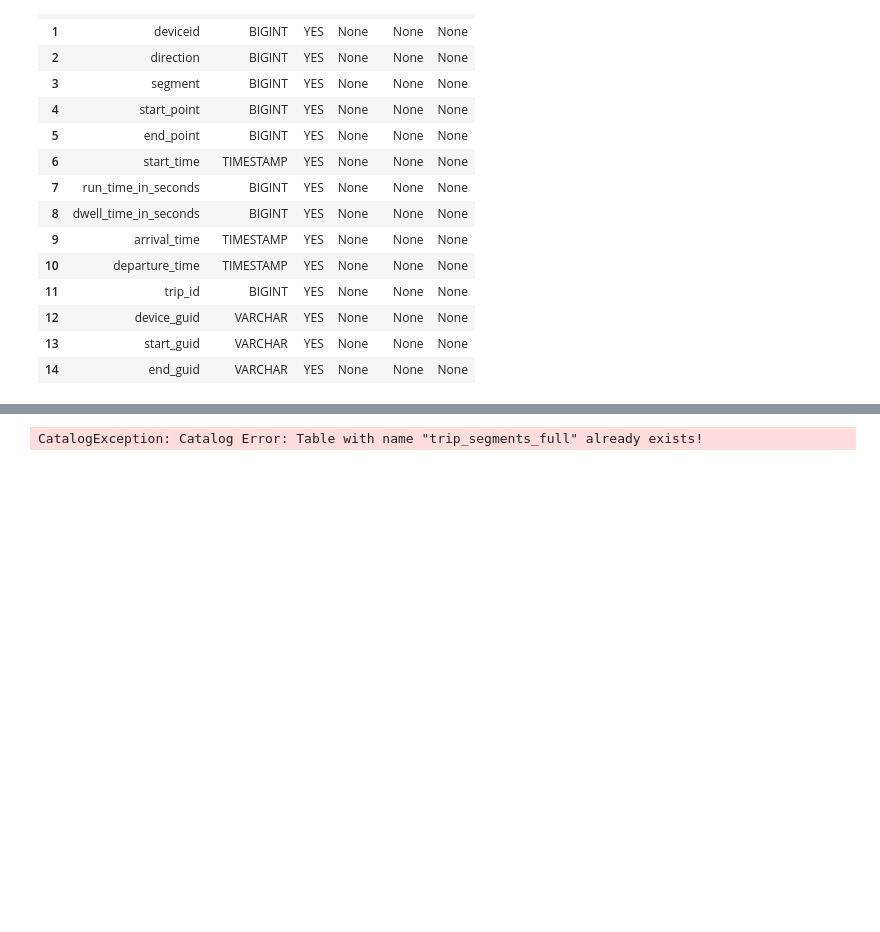
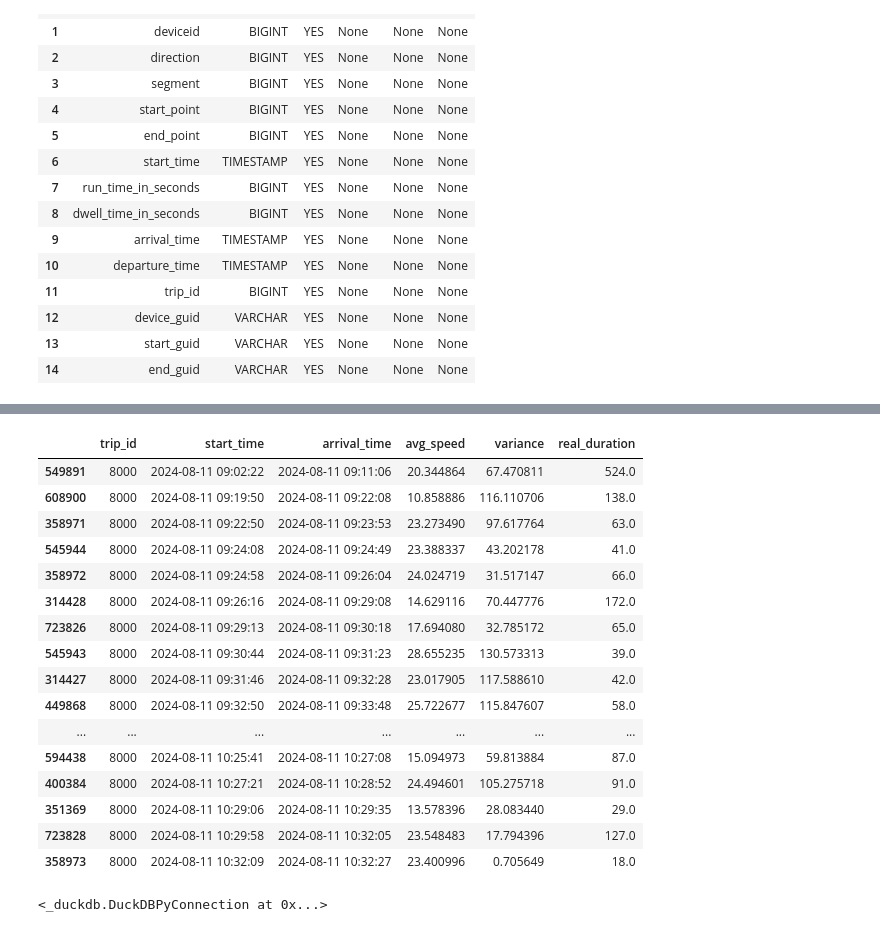
Before and after one commit to Dusuan/ml-proyects, a Jupyter notebook: bus_proyect_pipeline/bus.ipynb, the cells around one changed output, grey strips where cells are left out. Cells and saved outputs as stored; diff of their text form; code cells hidden in the pictures; blank space fills up the shorter version.

```diff
--- a/bus_proyect_pipeline/bus.ipynb
+++ b/bus_proyect_pipeline/bus.ipynb
@@ -336,15 +345,21 @@ con.execute("DESCRIBE segments").fetchdf()
 # %%
 segments_from_trip = con.execute("""
     SELECT
+        s.trip_id,
+        s.start_time,
+        s.arrival_time,
         AVG(g.speed) AS avg_speed,
         VAR_SAMP(g.speed) AS variance,
-        EXTRACT(EPOCH FROM MAX(g.devicetime) - MIN(g.devicetime)) AS real_duration,
-        s.trip_id
+        EXTRACT(EPOCH FROM MAX(g.devicetime) - MIN(g.devicetime)) AS real_duration
+
 
     FROM gps_sorted g
     JOIN segments s
       ON g.deviceid = s.deviceid
      AND g.devicetime BETWEEN s.start_time AND s.arrival_time
+
     GROUP BY
         s.trip_id,
+        s.start_time,
+        s.arrival_time
 """).fetchdf()
@@ -351,10 +382,30 @@ segments_from_trip = con.execute("""
+# %%
+segments_from_trip[segments_from_trip["trip_id"] == 8000].sort_values(by=["start_time"])
+# %% [output]
+|  | trip_id | start_time | arrival_time | avg_speed | variance | real_duration |
+| 549891 | 8000 | 2024-08-11 09:02:22 | 2024-08-11 09:11:06 | 20.344864 | 67.470811 | 524.0 |
+| 608900 | 8000 | 2024-08-11 09:19:50 | 2024-08-11 09:22:08 | 10.858886 | 116.110706 | 138.0 |
+| 358971 | 8000 | 2024-08-11 09:22:50 | 2024-08-11 09:23:53 | 23.273490 | 97.617764 | 63.0 |
+| 545944 | 8000 | 2024-08-11 09:24:08 | 2024-08-11 09:24:49 | 23.388337 | 43.202178 | 41.0 |
+| 358972 | 8000 | 2024-08-11 09:24:58 | 2024-08-11 09:26:04 | 24.024719 | 31.517147 | 66.0 |
+| 314428 | 8000 | 2024-08-11 09:26:16 | 2024-08-11 09:29:08 | 14.629116 | 70.447776 | 172.0 |
+| 723826 | 8000 | 2024-08-11 09:29:13 | 2024-08-11 09:30:18 | 17.694080 | 32.785172 | 65.0 |
+| 545943 | 8000 | 2024-08-11 09:30:44 | 2024-08-11 09:31:23 | 28.655235 | 130.573313 | 39.0 |
+| 314427 | 8000 | 2024-08-11 09:31:46 | 2024-08-11 09:32:28 | 23.017905 | 117.588610 | 42.0 |
+| 449868 | 8000 | 2024-08-11 09:32:50 | 2024-08-11 09:33:48 | 25.722677 | 115.847607 | 58.0 |
+| ... | ... | ... | ... | ... | ... | ... |
+| 594438 | 8000 | 2024-08-11 10:25:41 | 2024-08-11 10:27:08 | 15.094973 | 59.813884 | 87.0 |
+| 400384 | 8000 | 2024-08-11 10:27:21 | 2024-08-11 10:28:52 | 24.494601 | 105.275718 | 91.0 |
+| 351369 | 8000 | 2024-08-11 10:29:06 | 2024-08-11 10:29:35 | 13.578396 | 28.083440 | 29.0 |
+| 723828 | 8000 | 2024-08-11 10:29:58 | 2024-08-11 10:32:05 | 23.548483 | 17.794396 | 127.0 |
+| 358973 | 8000 | 2024-08-11 10:32:09 | 2024-08-11 10:32:27 | 23.400996 | 0.705649 | 18.0 |
 # %%
 con.execute("""
-    CREATE TABLE trip_segments_full AS
+    CREATE OR REPLACE TABLE trip_segments_full AS
     SELECT * FROM segments_from_trip
 """)
 # %% [output]
-CatalogException: Catalog Error: Table with name "trip_segments_full" already exists!
+<_duckdb.DuckDBPyConnection at 0x...>
 # %%
 con.execute("""
     COPY (
```
Also changed, not shown: parts of 44 cells of this notebook.
